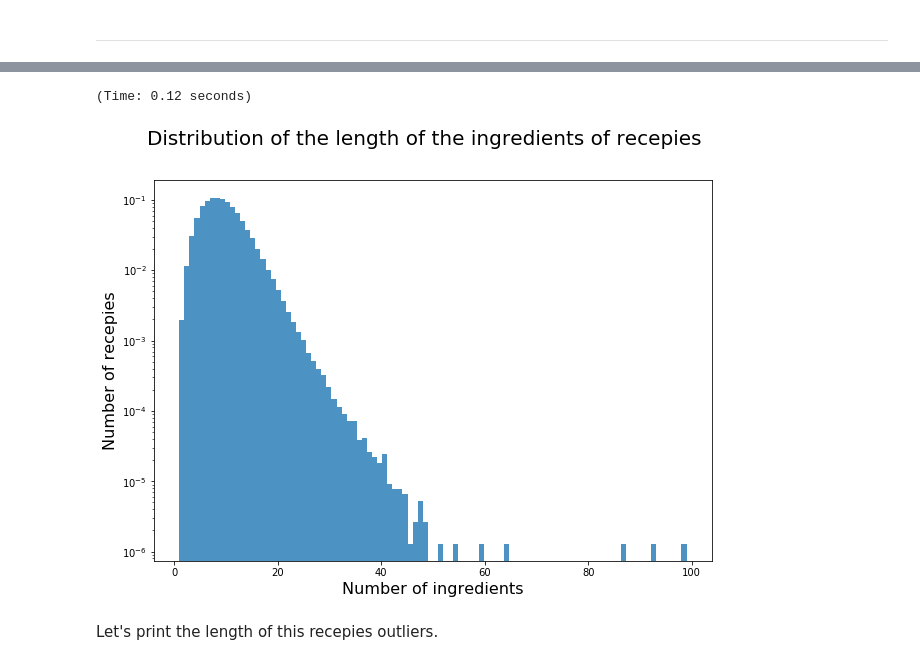
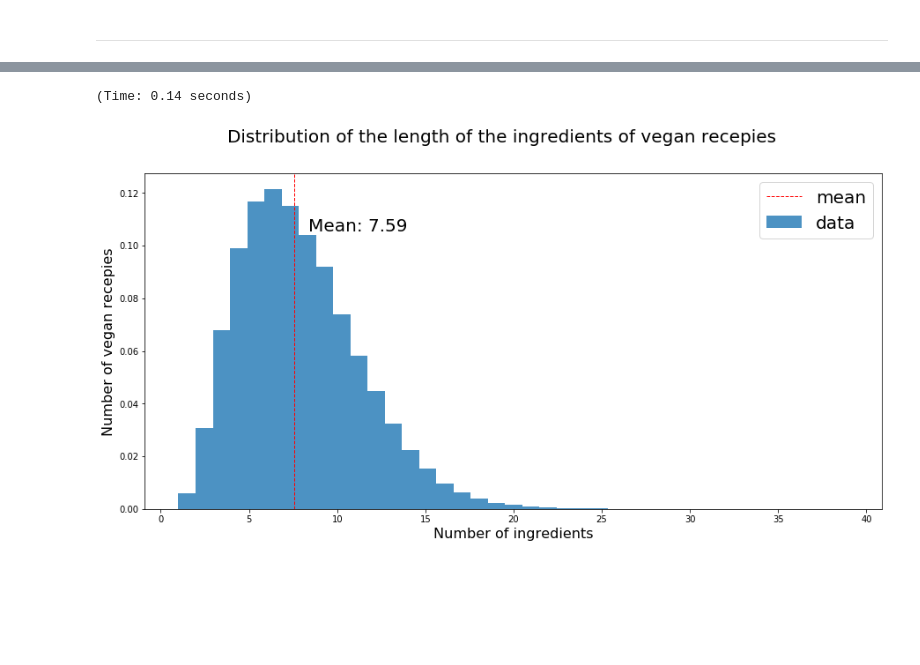
Before and after one commit to carlosvillasanchez/-Salmon-tortilla-al-pesto, a Jupyter notebook: Report.ipynb, the cells around one changed output, grey strips where cells are left out. Saved outputs shown, nothing was run; the diff lists cells and outputs as text; code cells hidden in the pictures; blank space fills up the shorter version.

```diff
--- a/Report.ipynb
+++ b/Report.ipynb
@@ -413,0 +779,5 @@ We can see that there are some ingredients really dominant like for example `sal
+# %%
+df_unhealthy_ingredients = df_200_ingredients[df_200_ingredients["Unhealthy"] == 1]
+unhealthy_ingredients = list(df_unhealthy_ingredients.index)
+printMain("Top 10 unhealthy ingredients: ")
+unhealthy_ingredients[:10]
@@ -413,0 +887,13 @@ We can see that there are some ingredients really dominant like for example `sal
+# %%
+# Vegan recipes
+initial_time = time.time()
+vegan_ingredients_blacklist = df_200_ingredients[df_200_ingredients["Vegan"] == 0                                           ]
+vegan_ingredients_blacklist = list(vegan_ingredients_blacklist.index)
+def isVegan(x):
+    for i in x:
+        if i in vegan_ingredients_blacklist:
+            return 0
+    return 1
+df_ingredients["Vegan"] = df_ingredients["ingredients"].apply(isVegan)
+print("(Time:", round(time.time() - initial_time, 2), "seconds)")
+printMain("Number of vegan recepies: " + str(len(df_ingredients[df_ingredients["Vegan"] == 1])))
@@ -429,11 +948,16 @@ DataFrame with new column:
 # %%
 initial_time = time.time()
-fig, ax = plt.subplots(figsize=(10, 7))
+fig, ax = plt.subplots(figsize=(15, 7))
 _data = df_ingredients["length"]
+_mean = df_ingredients["length"].mean()
 fig.suptitle('Distribution of the length of the ingredients of recepies', fontsize=20)
 plt.xlabel('Number of ingredients', fontsize=16)
 plt.ylabel('Number of recepies', fontsize=16)
-plt.hist(_data, density=True, bins=100, alpha=0.8)
+plt.hist(_data, density=True, bins=44, alpha=0.8, label="data")
+plt.axvline(_mean, color='red', linestyle='dashed', linewidth=1, label="mean")
+ax.legend(prop={'size': 20})
+min_ylim, max_ylim = plt.ylim()
+plt.text(_mean*1.1, max_ylim*0.9, 'Mean: {:.2f}'.format(_mean), fontsize=20)
 print("(Time:", round(time.time() - initial_time, 2), "seconds)")
 plt.show(fig)
 # %% [output]
@@ -444,16 +1006,17 @@ It can not be seen clearly in the avobe plot, but there are some outliers with a
 # %%
 initial_time = time.time()
-fig, ax = plt.subplots(figsize=(10, 7))
-_data = df_ingredients["length"]
-fig.suptitle('Distribution of the length of the ingredients of recepies', fontsize=20)
+fig, ax = plt.subplots(figsize=(15, 7))
+_data = df_ingredients[df_ingredients["Vegan"] == 1]["length"]
+_mean = df_ingredients[df_ingredients["Vegan"] == 1]["length"].mean()
+fig.suptitle('Distribution of the length of the ingredients of vegan recepies', fontsize=20)
 plt.xlabel('Number of ingredients', fontsize=16)
-plt.ylabel('Number of recepies', fontsize=16)
-plt.hist(_data, density=True, bins=100, alpha=0.8)
-ax.set_yscale('log')
+plt.ylabel('Number of vegan recepies', fontsize=16)
+plt.hist(_data, density=True, bins=39, alpha=0.8, label="data")
+plt.axvline(_mean, color='red', linestyle='dashed', linewidth=1, label="mean")
+ax.legend(prop={'size': 20})
+plt.text(_mean*1.1, max_ylim*0.9, 'Mean: {:.2f}'.format(_mean), fontsize=20)
 print("(Time:", round(time.time() - initial_time, 2), "seconds)")
 plt.show(fig)
 # %% [output]
-(Time: 0.12 seconds)
+(Time: 0.14 seconds)
-[figure, old version]
+[figure, new version]
-# %% [markdown]
-Let's print the length of this recepies outliers.
```
Also changed, not shown: parts of 69 cells of this notebook.
